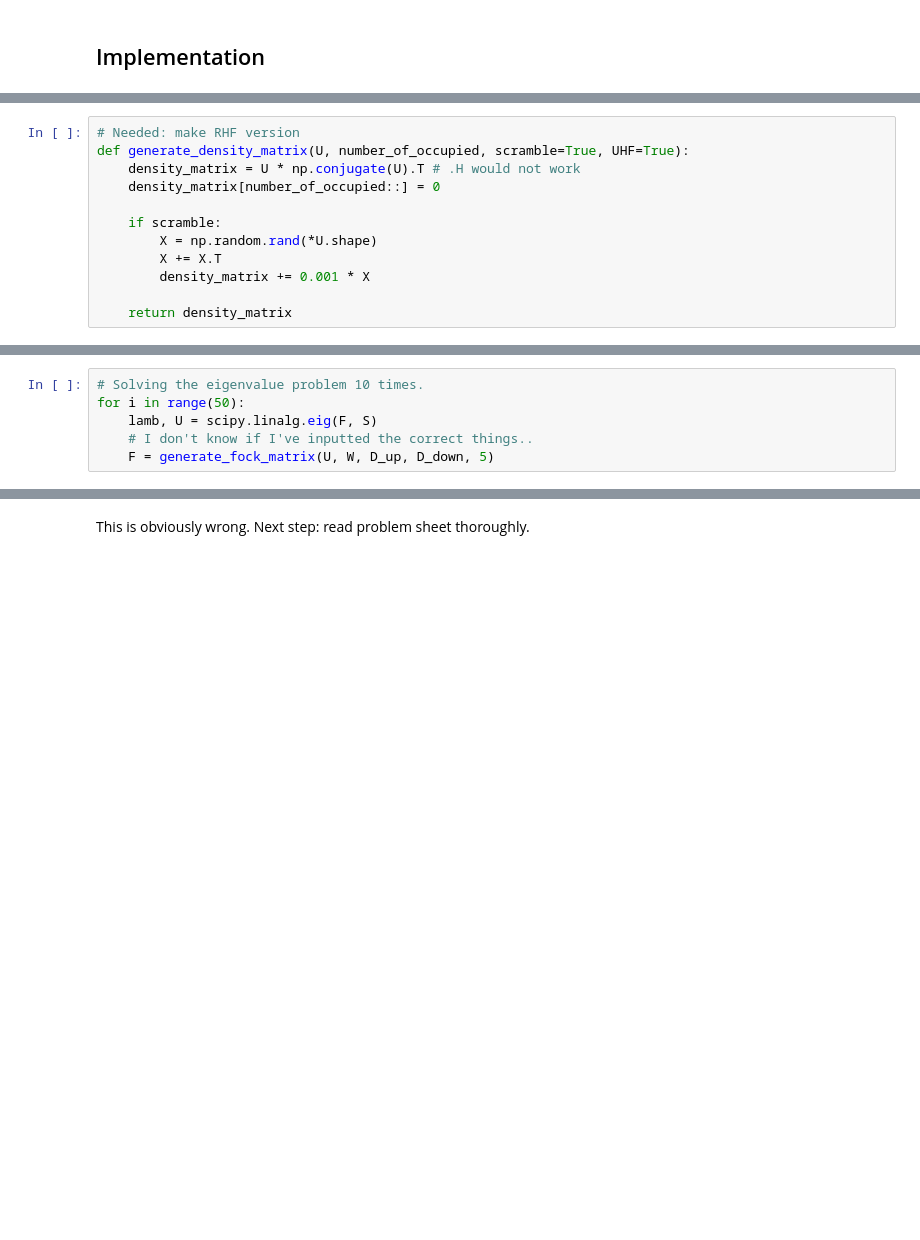
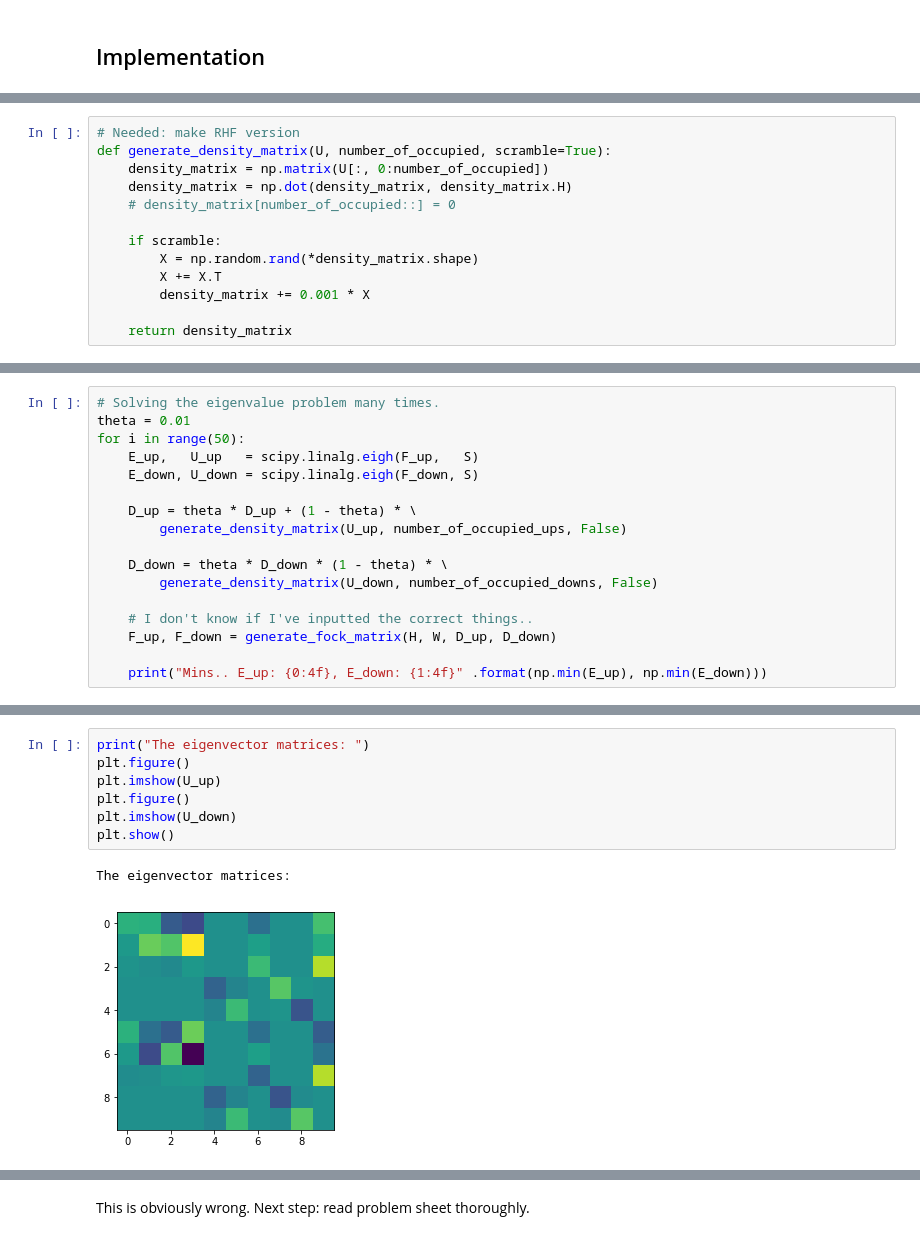
Before and after one commit to gregwinther/FYS-KJM4480, a Jupyter notebook: Project1/Project 1.ipynb, the cells around one changed output, grey strips where cells are left out. Cells and saved outputs as stored; diff of their text form; blank space fills up the shorter version.

```diff
--- a/Project1/Project 1.ipynb
+++ b/Project1/Project 1.ipynb
@@ -262,11 +269,12 @@ S = np.asarray(mints.ao_overlap())
 # %%
 # Needed: make RHF version
-def generate_density_matrix(U, number_of_occupied, scramble=True, UHF=True):
-    density_matrix = U * np.conjugate(U).T # .H would not work
-    density_matrix[number_of_occupied::] = 0
+def generate_density_matrix(U, number_of_occupied, scramble=True):
+    density_matrix = np.matrix(U[:, 0:number_of_occupied])
+    density_matrix = np.dot(density_matrix, density_matrix.H)
+    # density_matrix[number_of_occupied::] = 0
 
     if scramble:
-        X = np.random.rand(*U.shape)
+        X = np.random.rand(*density_matrix.shape)
         X += X.T
         density_matrix += 0.001 * X
 
@@ -331,7 +359,18 @@ import scipy.linalg
 # %%
-# Solving the eigenvalue problem 10 times.
+# Solving the eigenvalue problem many times.
+theta = 0.01
 for i in range(50):
-    lamb, U = scipy.linalg.eig(F, S)
+    E_up,   U_up   = scipy.linalg.eigh(F_up,   S)
+    E_down, U_down = scipy.linalg.eigh(F_down, S)
+
+    D_up = theta * D_up + (1 - theta) * \
+        generate_density_matrix(U_up, number_of_occupied_ups, False)
+
+    D_down = theta * D_down * (1 - theta) * \
+        generate_density_matrix(U_down, number_of_occupied_downs, False)
+
     # I don't know if I've inputted the correct things..
-    F = generate_fock_matrix(U, W, D_up, D_down, 5)
+    F_up, F_down = generate_fock_matrix(H, W, D_up, D_down)
+
+    print("Mins.. E_up: {0:4f}, E_down: {1:4f}" .format(np.min(E_up), np.min(E_down)))
 # %% [output]
@@ -354,0 +394,10 @@ for i in range(50):
+# %%
+print("The eigenvector matrices: ")
+plt.figure()
+plt.imshow(U_up)
+plt.figure()
+plt.imshow(U_down)
+plt.show()
+# %% [output]
+The eigenvector matrices:
+[figure, added]
```
Also changed, not shown: parts of 11 cells of this notebook.
